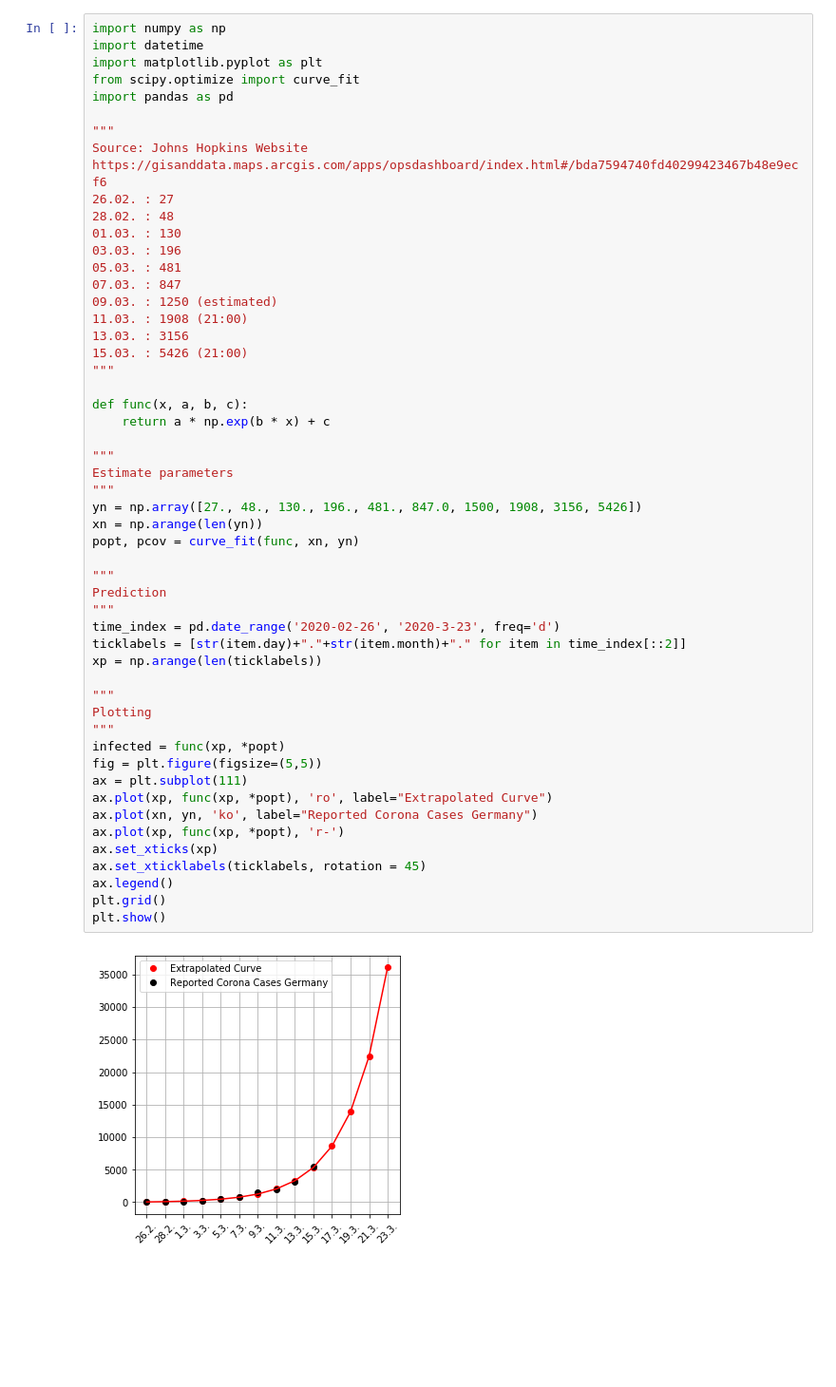
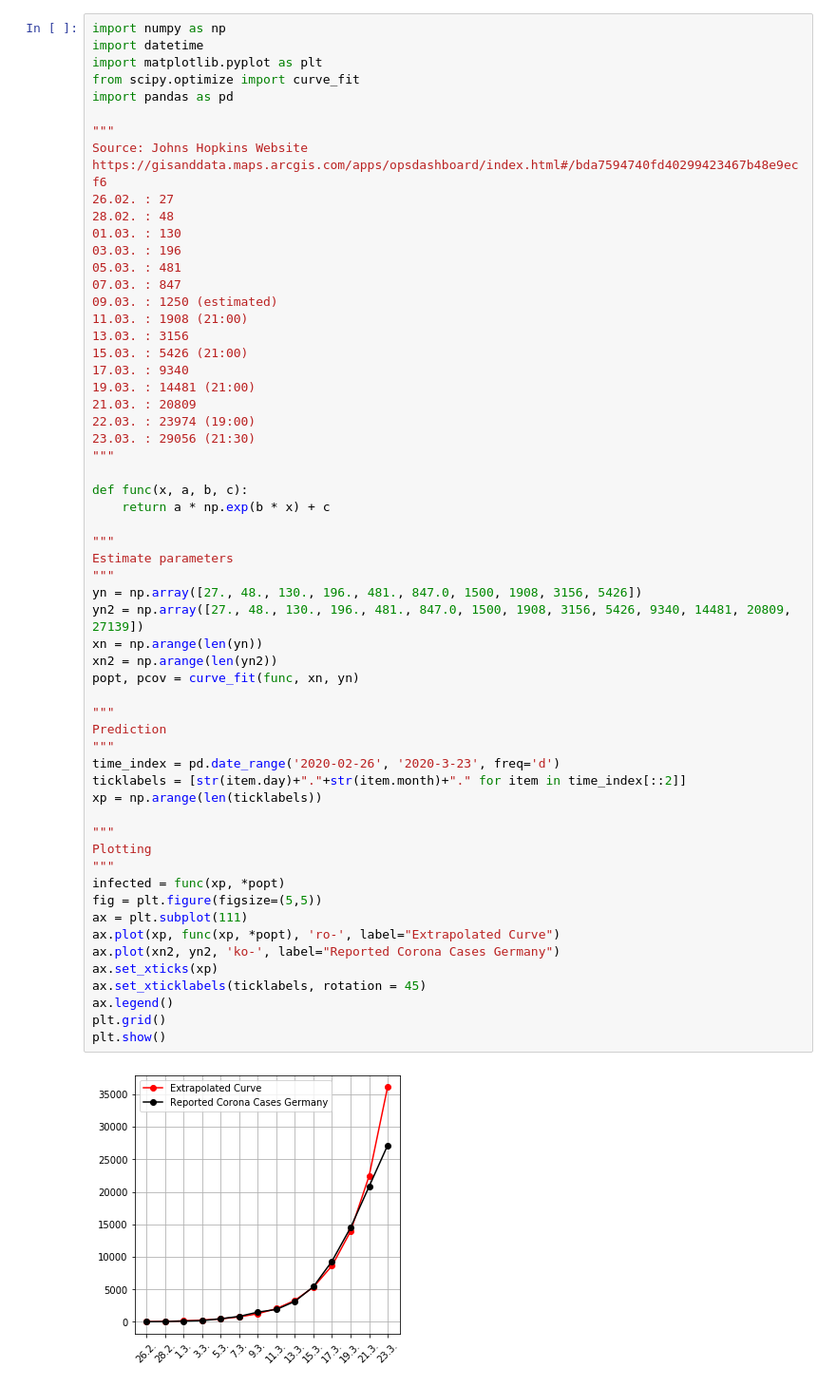
Before and after one commit to Spatiumensura/corona_prediction, a Jupyter notebook: corona_prediction.ipynb, the cells around one changed output. Shown at 95% size. Cells and saved outputs as stored; diff of their text form; blank space fills up the shorter version.

Commit message:
added growth diagram

```diff
--- a/corona_prediction.ipynb
+++ b/corona_prediction.ipynb
@@ -18,38 +18,44 @@ https://gisanddata.maps.arcgis.com/apps/opsdashboard/index.html#/bda7594740fd402
 11.03. : 1908 (21:00)
 13.03. : 3156
 15.03. : 5426 (21:00)
+17.03. : 9340
+19.03. : 14481 (21:00)
+21.03. : 20809
+22.03. : 23974 (19:00)
+23.03. : 29056 (21:30)
 """
 
 def func(x, a, b, c):
     return a * np.exp(b * x) + c
 
 """
 Estimate parameters
 """
 yn = np.array([27., 48., 130., 196., 481., 847.0, 1500, 1908, 3156, 5426])
+yn2 = np.array([27., 48., 130., 196., 481., 847.0, 1500, 1908, 3156, 5426, 9340, 14481, 20809, 27139])
 xn = np.arange(len(yn))
+xn2 = np.arange(len(yn2))
 popt, pcov = curve_fit(func, xn, yn)
 
 """
 Prediction
 """
 time_index = pd.date_range('2020-02-26', '2020-3-23', freq='d')
 ticklabels = [str(item.day)+"."+str(item.month)+"." for item in time_index[::2]]
 xp = np.arange(len(ticklabels))
 
 """
 Plotting
 """
 infected = func(xp, *popt)
 fig = plt.figure(figsize=(5,5))
 ax = plt.subplot(111)
-ax.plot(xp, func(xp, *popt), 'ro', label="Extrapolated Curve")
-ax.plot(xn, yn, 'ko', label="Reported Corona Cases Germany")
-ax.plot(xp, func(xp, *popt), 'r-')
+ax.plot(xp, func(xp, *popt), 'ro-', label="Extrapolated Curve")
+ax.plot(xn2, yn2, 'ko-', label="Reported Corona Cases Germany")
 ax.set_xticks(xp)
 ax.set_xticklabels(ticklabels, rotation = 45)
 ax.legend()
 plt.grid()
 plt.show()
 # %% [output]
-[figure, old version]
+[figure, new version]
```
Also changed, not shown: parts of 1 cell of this notebook.
